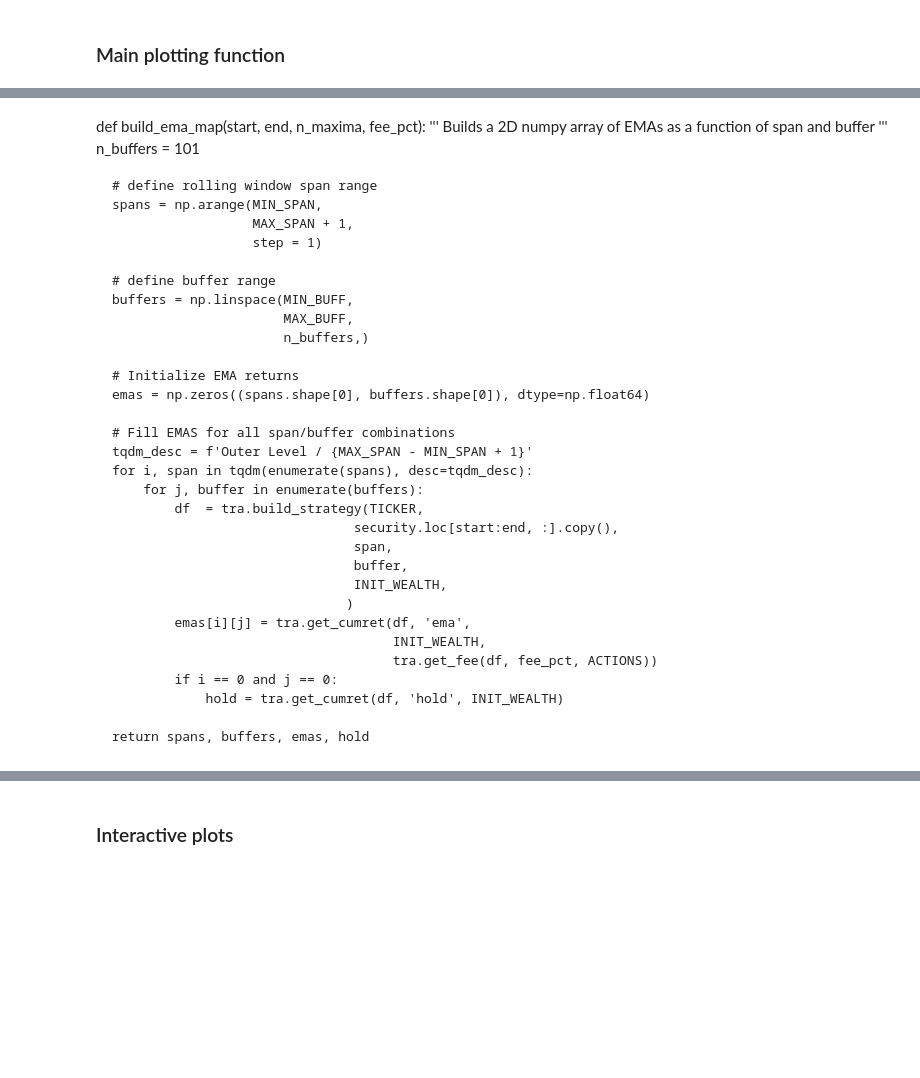
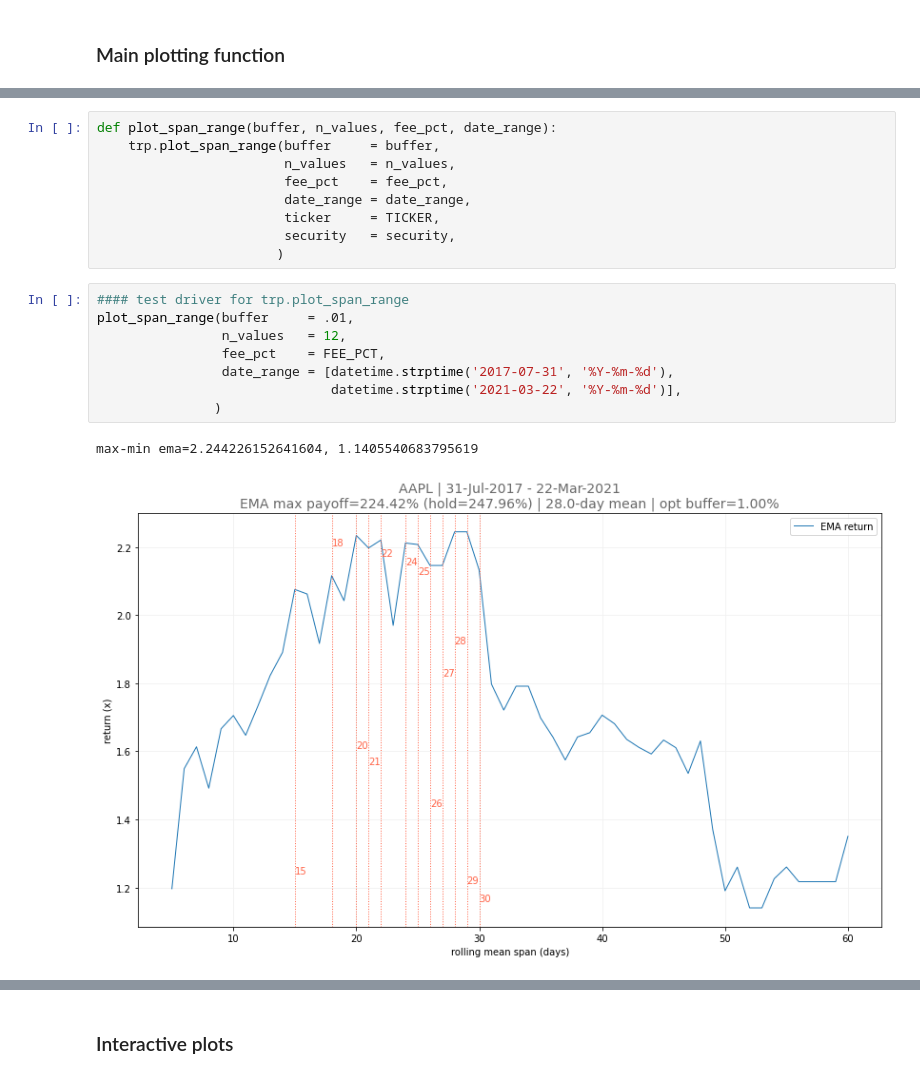
Before and after one commit to Ursuline/asset_management, a Jupyter notebook: moving_avg.ipynb, the cells around one changed output, grey strips where cells are left out. Cells and saved outputs as stored; diff of their text form; blank space fills up the shorter version.

Commit message:
stable build

```diff
--- a/moving_avg.ipynb
+++ b/moving_avg.ipynb
@@ -229,37 +121,20 @@ def plot_buffer_range(span, n_values, fee_pct, date_range, extension='png'):
-# %% [markdown]
-def build_ema_map(start, end, n_maxima, fee_pct):
-    '''
-    Builds a 2D numpy array of EMAs as a function of span and buffer
-    '''
-    n_buffers  = 101
-
-    # define rolling window span range
-    spans = np.arange(MIN_SPAN,
-                      MAX_SPAN + 1,
-                      step = 1)
-
-    # define buffer range
-    buffers = np.linspace(MIN_BUFF,
-                          MAX_BUFF,
-                          n_buffers,)
-
-    # Initialize EMA returns
-    emas = np.zeros((spans.shape[0], buffers.shape[0]), dtype=np.float64)
-
-    # Fill EMAS for all span/buffer combinations
-    tqdm_desc = f'Outer Level / {MAX_SPAN - MIN_SPAN + 1}'
-    for i, span in tqdm(enumerate(spans), desc=tqdm_desc):
-        for j, buffer in enumerate(buffers):
-            df  = tra.build_strategy(TICKER,
-                                   security.loc[start:end, :].copy(),
-                                   span,
-                                   buffer,
-                                   INIT_WEALTH,
-                                  )
-            emas[i][j] = tra.get_cumret(df, 'ema',
-                                        INIT_WEALTH,
-                                        tra.get_fee(df, fee_pct, ACTIONS))
-            if i == 0 and j == 0:
-                hold = tra.get_cumret(df, 'hold', INIT_WEALTH)
-
-    return spans, buffers, emas, hold
+# %%
+def plot_span_range(buffer, n_values, fee_pct, date_range):
+    trp.plot_span_range(buffer     = buffer,
+                        n_values   = n_values,
+                        fee_pct    = fee_pct,
+                        date_range = date_range,
+                        ticker     = TICKER,
+                        security   = security,
+                       )
+# %%
+#### test driver for trp.plot_span_range
+plot_span_range(buffer     = .01,
+                n_values   = 12,
+                fee_pct    = FEE_PCT,
+                date_range = [datetime.strptime('2017-07-31', '%Y-%m-%d'),
+                              datetime.strptime('2021-03-22', '%Y-%m-%d')],
+               )
+# %% [output]
+max-min ema=2.244226152641604, 1.1405540683795619
+[figure, added]
```
Also changed, not shown: parts of 14 cells of this notebook, 3 other files.
